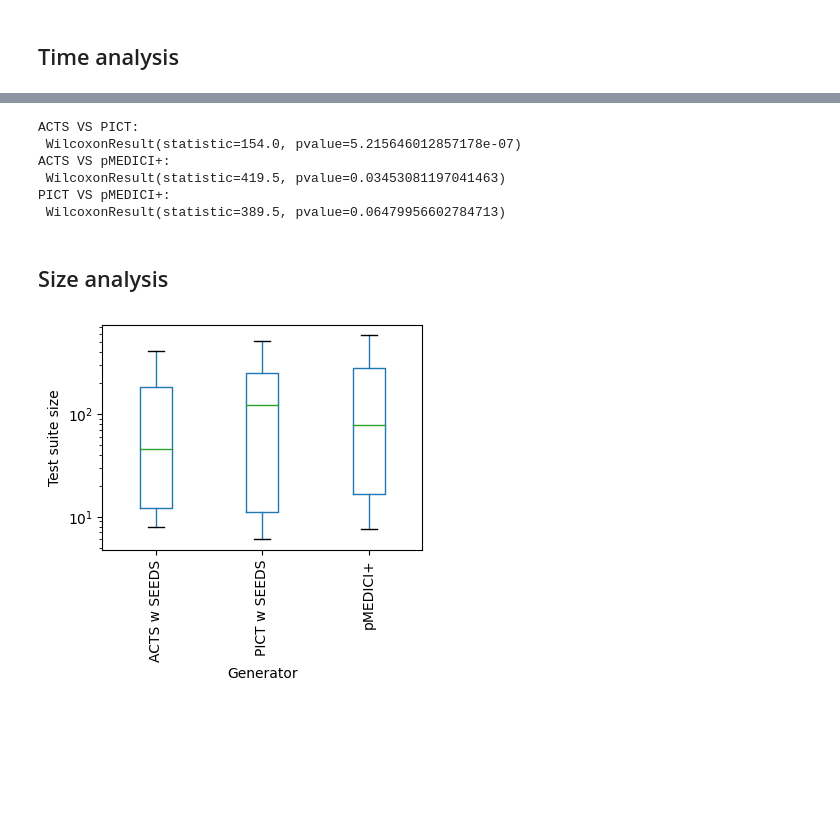
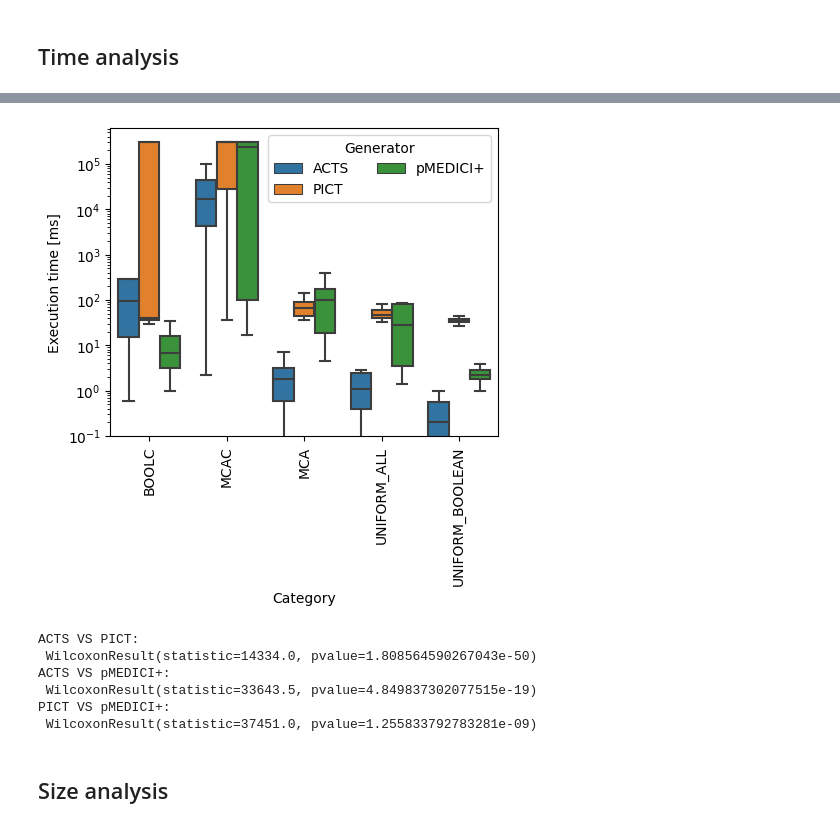
Before and after one commit to fmselab/ct-tools, a Jupyter notebook: IncrementalCitGeneration/experiments/AnalysisExperimentsTCCP.ipynb, the cells around one changed output, grey strips where cells are left out. Cells and saved outputs as stored; diff of their text form; code cells hidden in the pictures; blank space fills up the shorter version.

```diff
--- a/IncrementalCitGeneration/experiments/AnalysisExperimentsTCCP.ipynb
+++ b/IncrementalCitGeneration/experiments/AnalysisExperimentsTCCP.ipynb
@@ -187,38 +245,58 @@ plt.savefig("pictures/TCCP_TS_Time.pdf", bbox_inches='tight')
+# %%
+measure = 'Time'
+
+dfFiltered2 = dfFiltered
+dfFiltered2.loc[dfFiltered2['ModelName'].str.startswith("MCAC_"), 'ModelName'] = "MCAC"
+dfFiltered2.loc[dfFiltered2['ModelName'].str.startswith("BOOLC_"), 'ModelName'] = "BOOLC"
+dfFiltered2.loc[dfFiltered2['ModelName'].str.startswith("MCA_"), 'ModelName'] = "MCA"
+dfFiltered2.loc[dfFiltered2['ModelName'].str.startswith("UNIFORM_ALL_"), 'ModelName'] = "UNIFORM_ALL"
+dfFiltered2.loc[dfFiltered2['ModelName'].str.startswith("UNIFORM_BOOLEAN_"), 'ModelName'] = "UNIFORM_BOOLEAN"
+
+# Remove rows referred to pMEDICI and KALI
+dfFiltered2 = dfFiltered2[~ (dfFiltered2['Generator'] ==  'pMEDICI')]
+dfFiltered2 = dfFiltered2[~ (dfFiltered2['Generator'] ==  'KALI')]
+
+# Keep only the values for which the percentage of old test suites kept is equal to the best one
+dfFiltered2 = dfFiltered2[~ ((dfFiltered2['Generator'] ==  'ACTS') & (~dfFiltered2['PercentageOfOldTsKept'] == 70))]
+dfFiltered2 = dfFiltered2[~ ((dfFiltered2['Generator'] ==  'pMEDICI+') & (~dfFiltered2['PercentageOfOldTsKept'] == 10))]
+dfFiltered2 = dfFiltered2[~ ((dfFiltered2['Generator'] ==  'PICT') & (~dfFiltered2['PercentageOfOldTsKept'] == 50))]
+
+dfExecutionTime = dfFiltered2[['Generator','TSTime','ModelName','PercentageOfOldTsKept']]
+yLabel = 'Execution time [ms]'
+yValue = 'TSTime'
+
+# Boxplot the execution time of different generators and remove the outliers
+ax = sns.boxplot(x="ModelName", y=yValue,
+        hue="Generator",
+        data=dfExecutionTime, showfliers=False)
+ax.legend(loc='best', ncols=2, title='Generator')
+ax.set_xticklabels(ax.get_xticklabels(),rotation=90)
+ax.set_yscale('log')
+ax.set_ylabel(yLabel)
+ax.set_xlabel('Category')
+ax.set_title('')
+plt.suptitle('')
+# Set the figure size
+fig = plt.gcf()
+fig.set_size_inches(5, 4)
+# Export the figure in PDF
+plt.savefig("pictures/TCCP_TS_" + measure + ".pdf", bbox_inches='tight')
+# %% [output]
+[figure, added]
 # %%
 # Execute a Wilcoxon Signed-Rank test among each couple of Generators investigating the TSTime
 generators = dfExecutionTime['Generator'].unique()
 generators = generators[generators != 'pMEDICI']
+generators = generators[generators != 'KALI']
+dfExecutionTime = dfExecutionTime[~ (dfExecutionTime['PercentageOfOldTsKept'] ==  100)]
 for generator1, generator2 in combinations(generators, 2):
     print(generator1 + " VS " + generator2 + ":\n", wilcoxon(dfExecutionTime[dfExecutionTime['Generator'] == generator1]['TSTime'], dfExecutionTime[dfExecutionTime['Generator'] == generator2]['TSTime']))
 # %% [output]
 ACTS VS PICT:
- WilcoxonResult(statistic=154.0, pvalue=5.215646012857178e-07)
+ WilcoxonResult(statistic=14334.0, pvalue=1.808564590267043e-50)
 ACTS VS pMEDICI+:
- WilcoxonResult(statistic=419.5, pvalue=0.03453081197041463)
+ WilcoxonResult(statistic=33643.5, pvalue=4.849837302077515e-19)
 PICT VS pMEDICI+:
- WilcoxonResult(statistic=389.5, pvalue=0.06479956602784713)
+ WilcoxonResult(statistic=37451.0, pvalue=1.255833792783281e-09)
 # %% [markdown]
 ## Size analysis
-# %%
-# Filter only data with PercentageOfOldTsKept = 80
-dfExecutionSize = dfFiltered[dfFiltered['PercentageOfOldTsKept'] == 80]
-# Extract the execution time of different generators
-dfExecutionSize = dfExecutionSize[['Generator','TSSize']]
-# Remove rows referred to pMEDICI
-dfExecutionSize = dfExecutionSize[~ (dfExecutionSize['Generator'] ==  'pMEDICI')]
-
-# Boxplot the execution time of different generators and remove the outliers
-ax = dfExecutionSize.boxplot(by='Generator', showfliers=False, grid=False, rot=90)
-ax.set_yscale('log')
-ax.set_ylabel('Test suite size')
-ax.set_xlabel('Generator')
-ax.set_xticklabels(['ACTS w SEEDS', 'PICT w SEEDS', 'pMEDICI+'])
-ax.set_title('')
-plt.suptitle('')
-# Set the figure size
-fig = plt.gcf()
-fig.set_size_inches(4, 3)
-# Export the figure in PDF
-plt.savefig("pictures/TCCP_TS_Size.pdf", bbox_inches='tight')
-# %% [output]
-[figure, removed]
```
Also changed, not shown: parts of 12 cells of this notebook, 15 other files.
